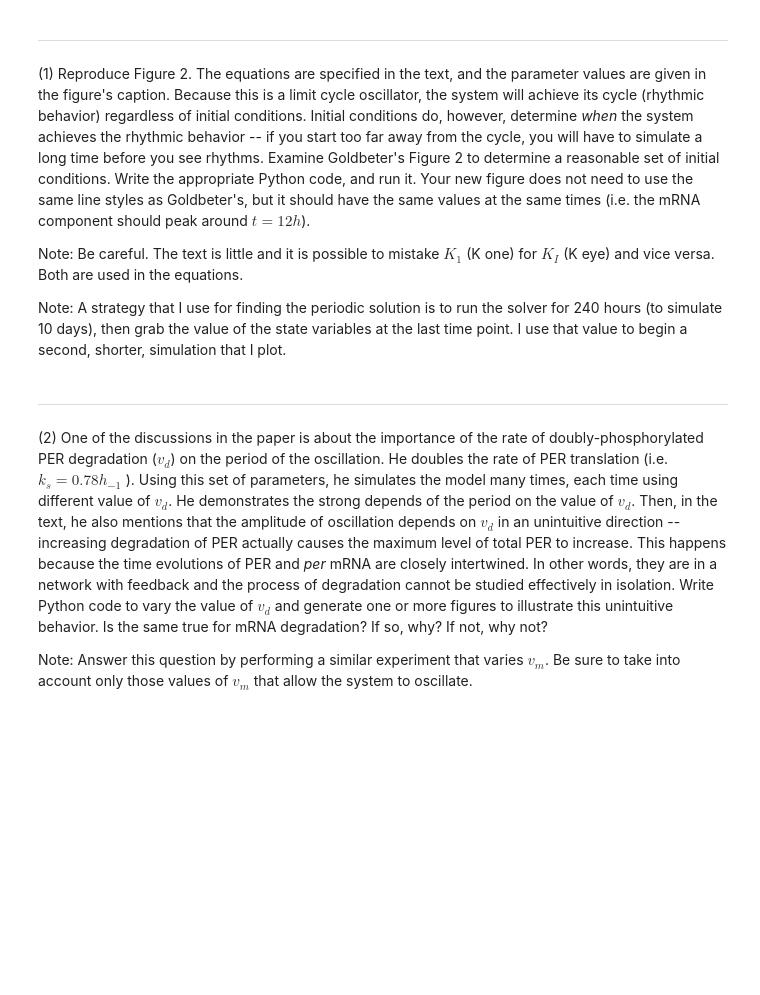
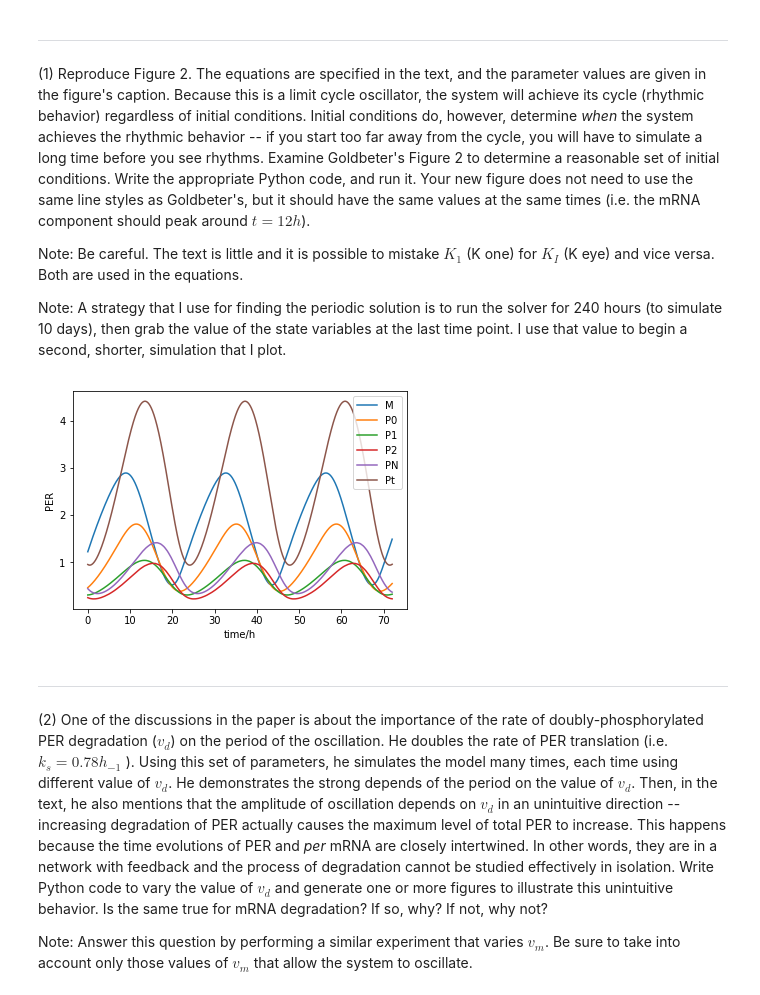
Before and after one commit to hmhwan21/cs341projects, a Jupyter notebook: proj2/Project2.ipynb, the cells around one changed output. Saved outputs shown, nothing was run; the diff lists cells and outputs as text; code cells hidden in the pictures; blank space fills up the shorter version.

```diff
--- a/proj2/Project2.ipynb
+++ b/proj2/Project2.ipynb
@@ -345,3 +419,72 @@ Note: A strategy that I use for finding the periodic solution is to run the solv
+# %%
+# Write code here
+vs = 0.76
+vm = 0.65
+Km = 0.5
+ks = 0.38
+vd = 0.95
+k1 = 1.9
+k2 = 1.3
+KI = 1
+Kd = 0.2
+n = 4
+K1 = 2
+K2 = 2
+K3 = 2
+K4 = 2
+V1 = 3.2
+V2 = 1.58
+V3 = 5
+V4 = 2.5
+
+def negative_feedback(t, statevars, params):
+    M = statevars[0]
+    P0 = statevars[1]
+    P1 = statevars[2]
+    P2 = statevars[3]
+    PN = statevars[4]
+    PT = statevars[5]
+
+    vs = params[0]
+    vm = params[1]
+    Km = params[2]
+    ks = params[3]
+    vd = params[4]
+    k1 = params[5]
+    k2 = params[6]
+    KI = params[7]
+    Kd = params[8]
+    n = params[9]
+    K1 = params[10]
+    K2 = params[11]
+    K3 = params[12]
+    K4 = params[13]
+    V1 = params[14]
+    V2 = params[15]
+    V3 = params[16]
+    V4 = params[17]
+
+    dydt = np.zeros( (6,) )
+    dydt[0] = ( vs * ((KI**n)/(KI**n + PN**n)) ) - ( vm * ((M)/(Km + M)) )
+    dydt[1] = ks*M - (V1 * ((P0)/(K1+P0))) + (V2 * ((P1)/(K2+P1)))
+    dydt[2] = (V1*((P0)/(K1+P0))) - (V2*((P1)/(K2+P1))) - (V3*((P1)/(K3+P1))) + (V4*((P2)/(K4+P2)))
+    dydt[3] = (V3*((P1)/(K3+P1))) - (V4*((P2)/(K4+P2))) - (k1*P2) + (k2*PN) - (vd*((P2)/(Kd+P2)))
+    dydt[4] = (k1*P2) - (k2*PN)
+    dydt[5] = dydt[1]+dydt[2]+dydt[3]+dydt[4]
+    return dydt
+
+params = (vs, vm , Km, ks, vd, k1, k2, KI, Kd, n, K1, K2, K3, K4, V1, V2, V3, V4)
+initial = (0.5, 0.5, 0.5, 0.5, 1, 2)
+nf = lambda t,y : negative_feedback(t, y, params)
+sol1 = scipy.integrate.solve_ivp(fun=nf, t_span=(0,240), y0=initial, t_eval = np.arange(0,240,0.01))
+sol2 = scipy.integrate.solve_ivp(fun=nf, t_span = (0,72), y0=sol1.y[:,-1], t_eval=np.arange(0,72,0.01))
+
+plt.plot(sol2.t, sol2.y.T)
+plt.legend(["M", "P0", "P1", "P2", "PN", "Pt"])
+plt.xlabel("time/h")
+plt.ylabel("PER");
+# %% [output]
+[figure, added]
 # %% [markdown]
 <hr style="border:2px solid gray"> </hr>
 
```
Also changed, not shown: parts of 8 cells of this notebook.
